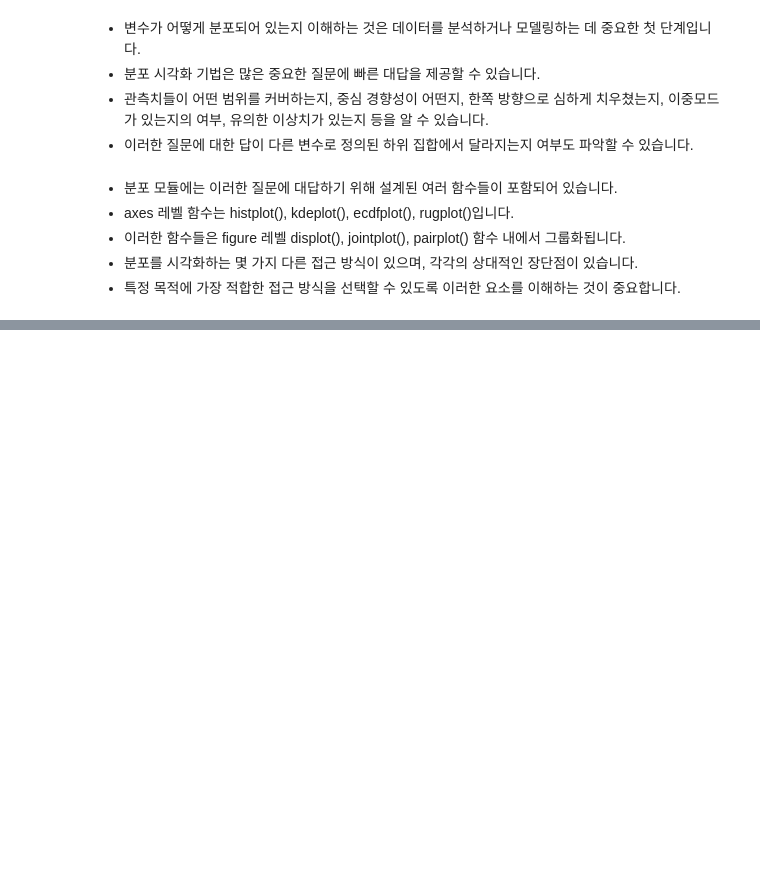
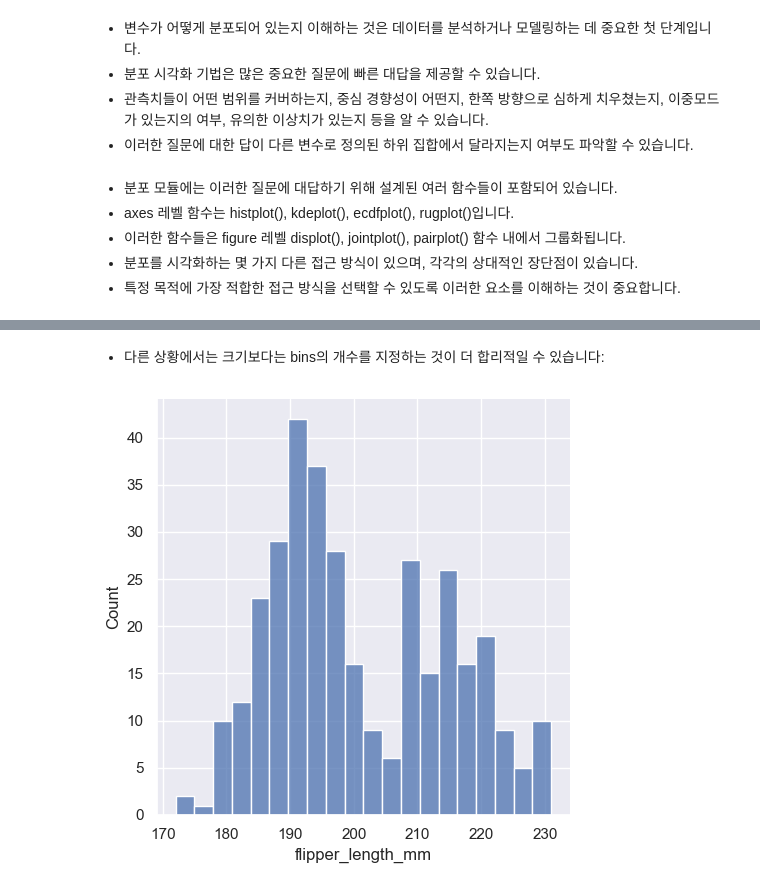
Before and after one commit to kinghy00/Seaborn-Tutorial, a Jupyter notebook: Visualizing_distributions_of_data.ipynb, the cells around one changed output, grey strips where cells are left out. Saved outputs shown, nothing was run; the diff lists cells and outputs as text; code cells hidden in the pictures; blank space fills up the shorter version.

```diff
--- a/Visualizing_distributions_of_data.ipynb
+++ b/Visualizing_distributions_of_data.ipynb
@@ -13,0 +59,6 @@
+# %% [markdown]
+- 다른 상황에서는 크기보다는 bins의 개수를 지정하는 것이 더 합리적일 수 있습니다:
+# %%
+sns.displot(penguins, x="flipper_length_mm", bins=20);
+# %% [output]
+[figure, added]
```
Also changed, not shown: parts of 37 cells of this notebook.
